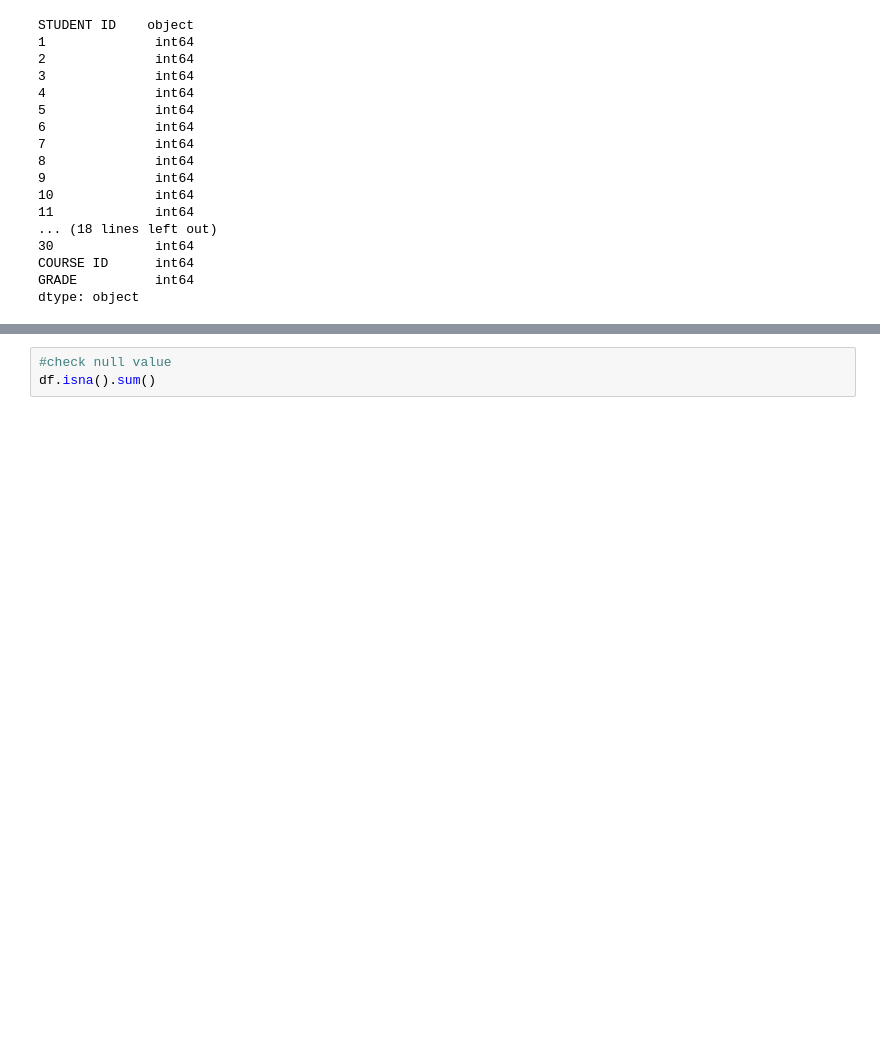
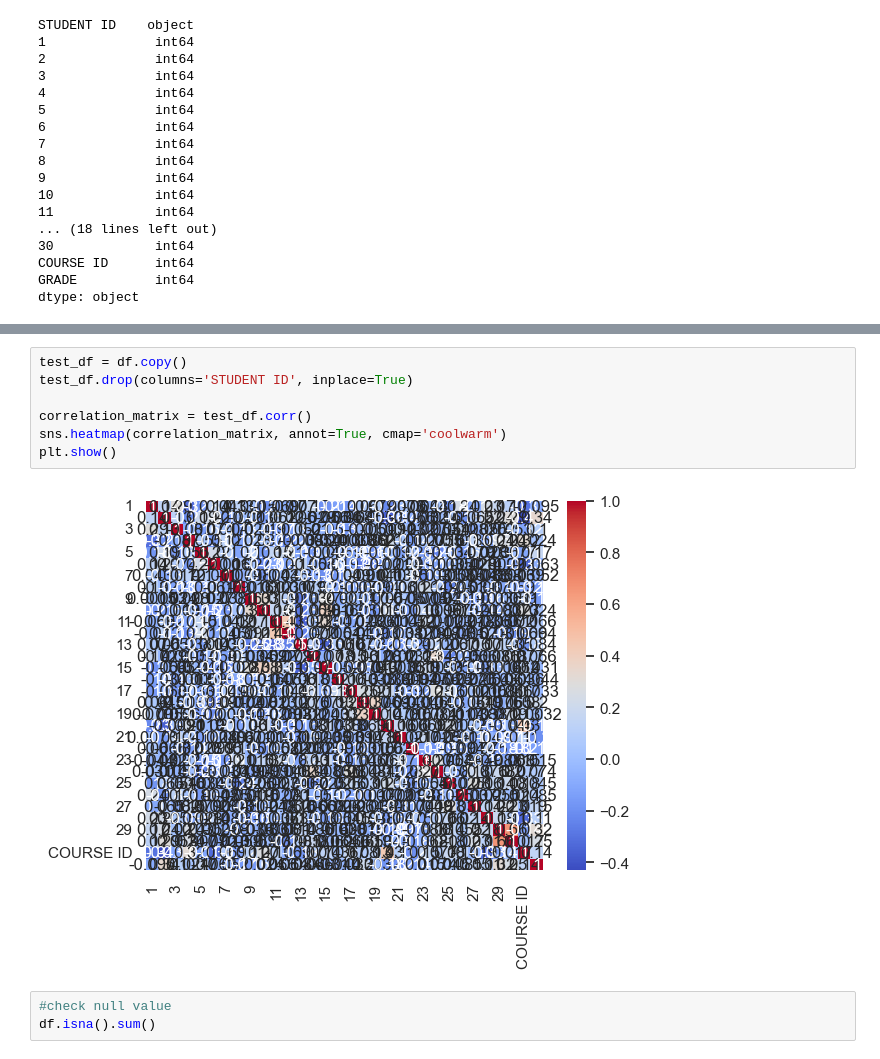
Before and after one commit to waiee/Higher-Education-Students-Performance-Evaluation---Association-Rule-Mining, a Jupyter notebook: test.ipynb, the cells around one changed output, grey strips where cells are left out. Drawn from its saved outputs; the diff is of its cells as text; blank space fills up the shorter version.

```diff
--- a/test.ipynb
+++ b/test.ipynb
@@ -74,3 +79,12 @@ dtype: object
+# %%
+test_df = df.copy()
+test_df.drop(columns='STUDENT ID', inplace=True)
+
+correlation_matrix = test_df.corr()
+sns.heatmap(correlation_matrix, annot=True, cmap='coolwarm')
+plt.show()
+# %% [output]
+[figure, added]
 # %%
 #check null value
 df.isna().sum()
```
Also changed, not shown: parts of 2 cells of this notebook.
